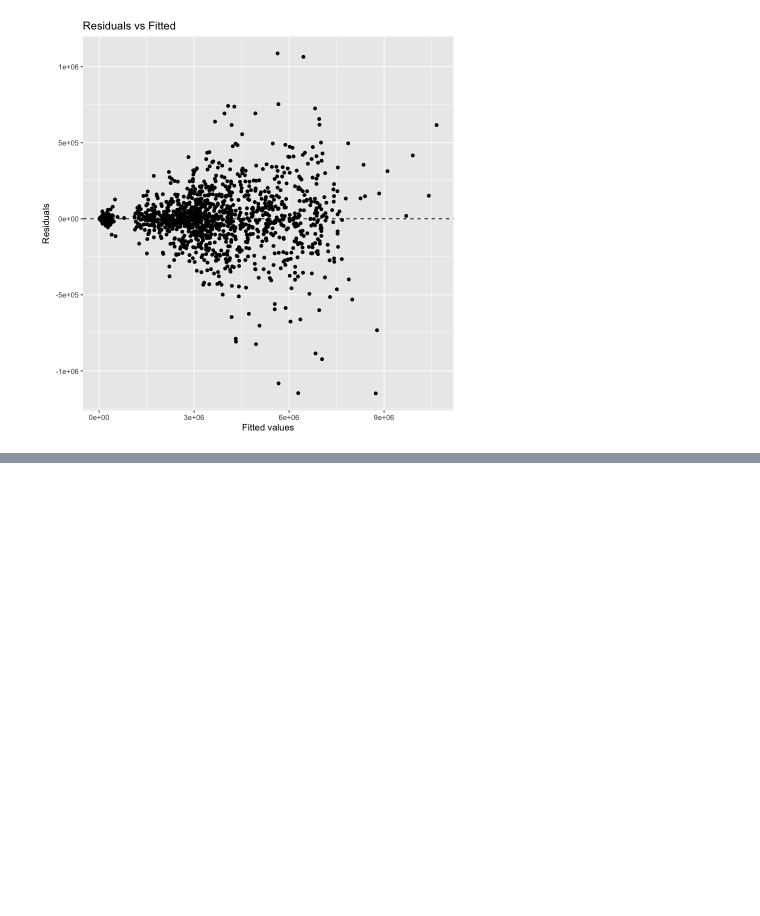
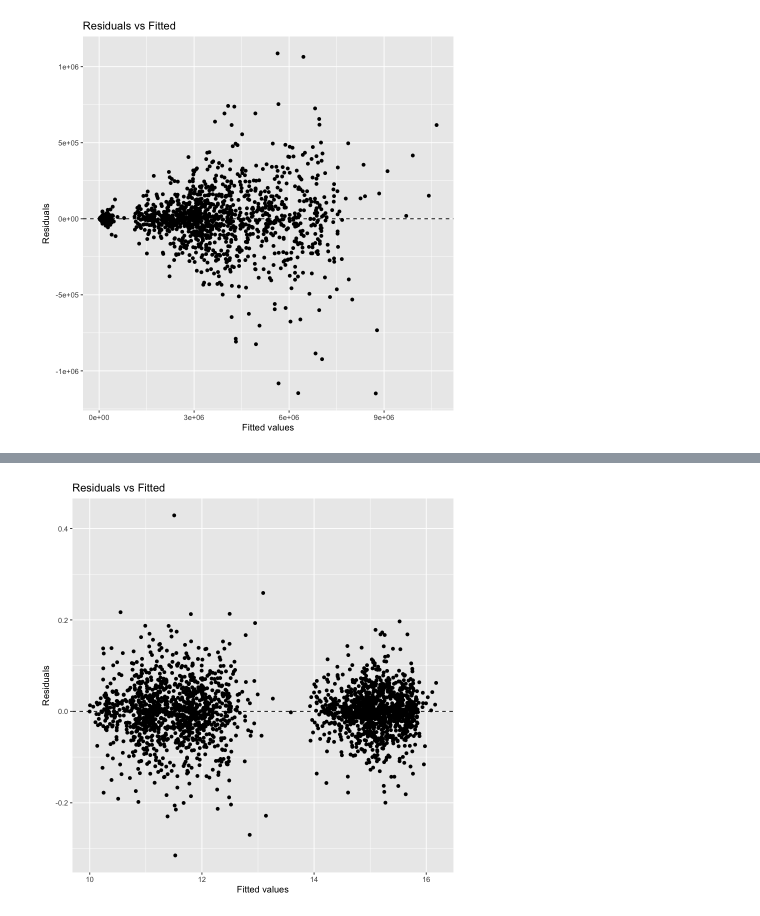
Before and after one commit to TimothyZG/avocado-e4, a Jupyter notebook: avocado-e4.ipynb, the cells around one changed output, grey strips where cells are left out. Saved outputs shown, nothing was run; the diff lists cells and outputs as text; code cells hidden in the pictures; blank space fills up the shorter version.

```diff
--- a/avocado-e4.ipynb
+++ b/avocado-e4.ipynb
@@ -205,0 +236,3 @@ ggplot(full_model_w_int, aes(.fitted, .resid)) +
+# %%
+full_model_w_int_log <- lm(log(Total.Volume) ~ type * AveragePrice * year * Month * region , data = df_filtered)
+summary(full_model_w_int_log)
@@ -205,0 +257,8 @@ ggplot(full_model_w_int, aes(.fitted, .resid)) +
+# %%
+ggplot(full_model_w_int_log, aes(.fitted, .resid)) +
+  geom_point() +
+  geom_hline(yintercept = 0, linetype = "dashed") +
+  labs(x = "Fitted values", y = "Residuals") +
+  ggtitle("Residuals vs Fitted")
+# %% [output]
+[figure, added]
```
Also changed, not shown: parts of 9 cells of this notebook.
